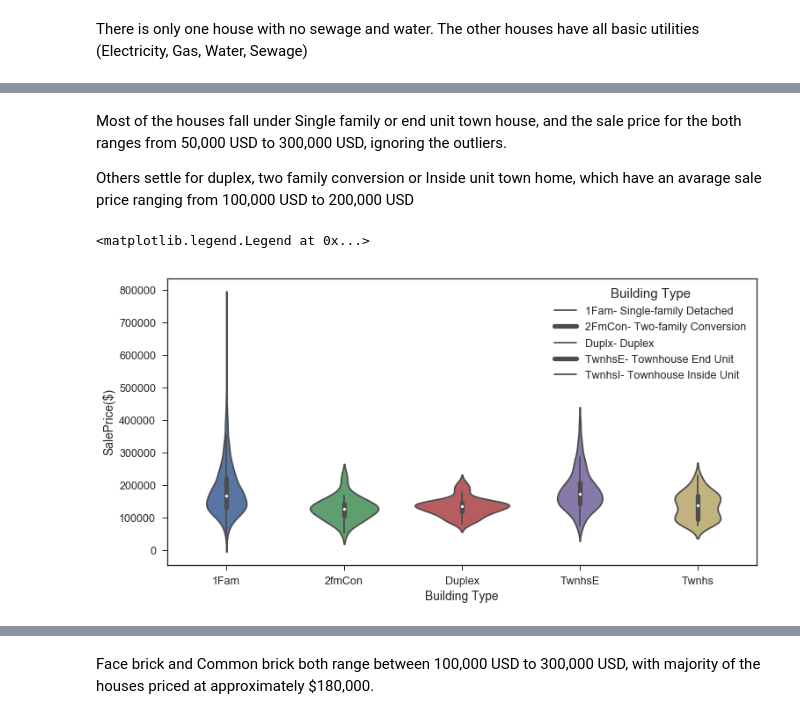
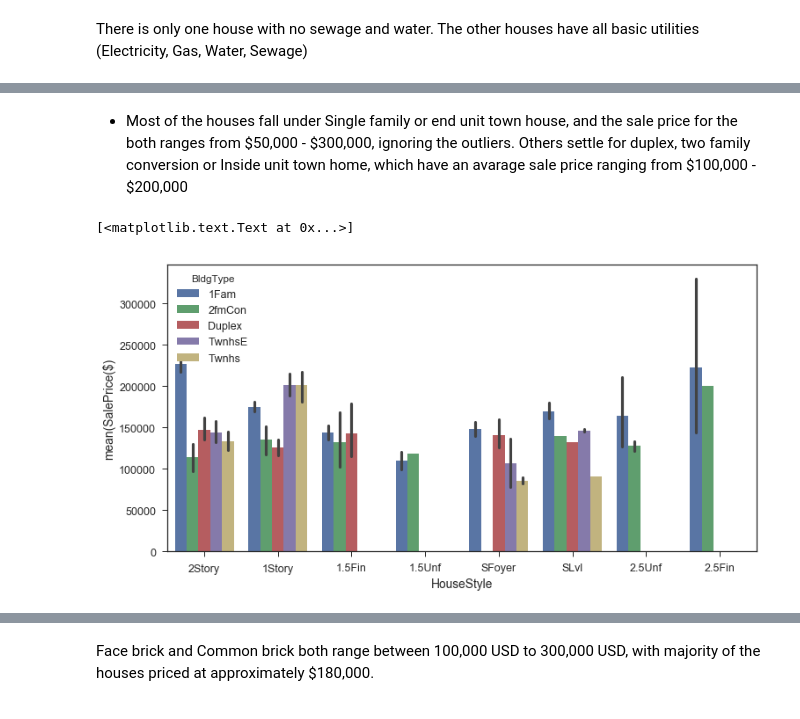
Before and after one commit to NikhilaThota/CapstoneProject_House_Prices_Prediction, a Jupyter notebook: Data_Story.ipynb, the cells around one changed output, grey strips where cells are left out. Drawn from its saved outputs; the diff is of its cells as text; code cells hidden in the pictures.

```diff
--- a/Data_Story.ipynb
+++ b/Data_Story.ipynb
@@ -13,2 +13,2 @@ Read the train.csv file into DataFrame house_prices
 # %%
-house_prices = pd.read_csv("E:\Data Science\Capstone Project - House prices\Data Story\\train.csv")
+house_prices_new = pd.read_csv("E:\Data Science\Capstone Project - House prices\Data Story\\house_prices_cleaned.csv")
@@ -519,13 +498,12 @@ sns.boxplot(x='Neighborhood', y='SalePrice', data=h_p)
 # %% [markdown]
-Most of the houses fall under Single family or end unit town house, and the sale price for the both ranges from 50,000 USD to 300,000 USD, ignoring the outliers.
-
-Others settle for duplex, two family conversion or Inside unit town home, which have an avarage sale price ranging from 100,000 USD to 200,000 USD
+- Most of the houses fall under Single family or end unit town house, and the sale price for the both ranges from \$50,000 - \$300,000, ignoring the outliers.
+Others settle for duplex, two family conversion or Inside unit town home, which have an avarage sale price ranging from \$100,000 - \$200,000
 # %%
 plt.figure(figsize=(12,6))
-g = sns.violinplot(x='BldgType', y='SalePrice',data=h_p)
-g.set(xlabel='Building Type', ylabel='SalePrice($)')
-g.legend(['1Fam- Single-family Detached','2FmCon- Two-family Conversion','Duplx- Duplex','TwnhsE- Townhouse End Unit',
-          'TwnhsI- Townhouse Inside Unit'], title='Building Type')
+g = sns.barplot(x='HouseStyle', y='SalePrice', hue='BldgType',data=house_prices_new)
+g.set(ylabel='mean(SalePrice($)')
+#'1Fam- Single-family Detached','2FmCon- Two-family Conversion','Duplx- Duplex','TwnhsE- Townhouse End Unit',
+         # 'TwnhsI- Townhouse Inside Unit
 # %% [output]
-<matplotlib.legend.Legend at 0x...>
+[<matplotlib.text.Text at 0x...>]
-[figure, old version]
+[figure, new version]
```
Also changed, not shown: parts of 151 cells of this notebook.
